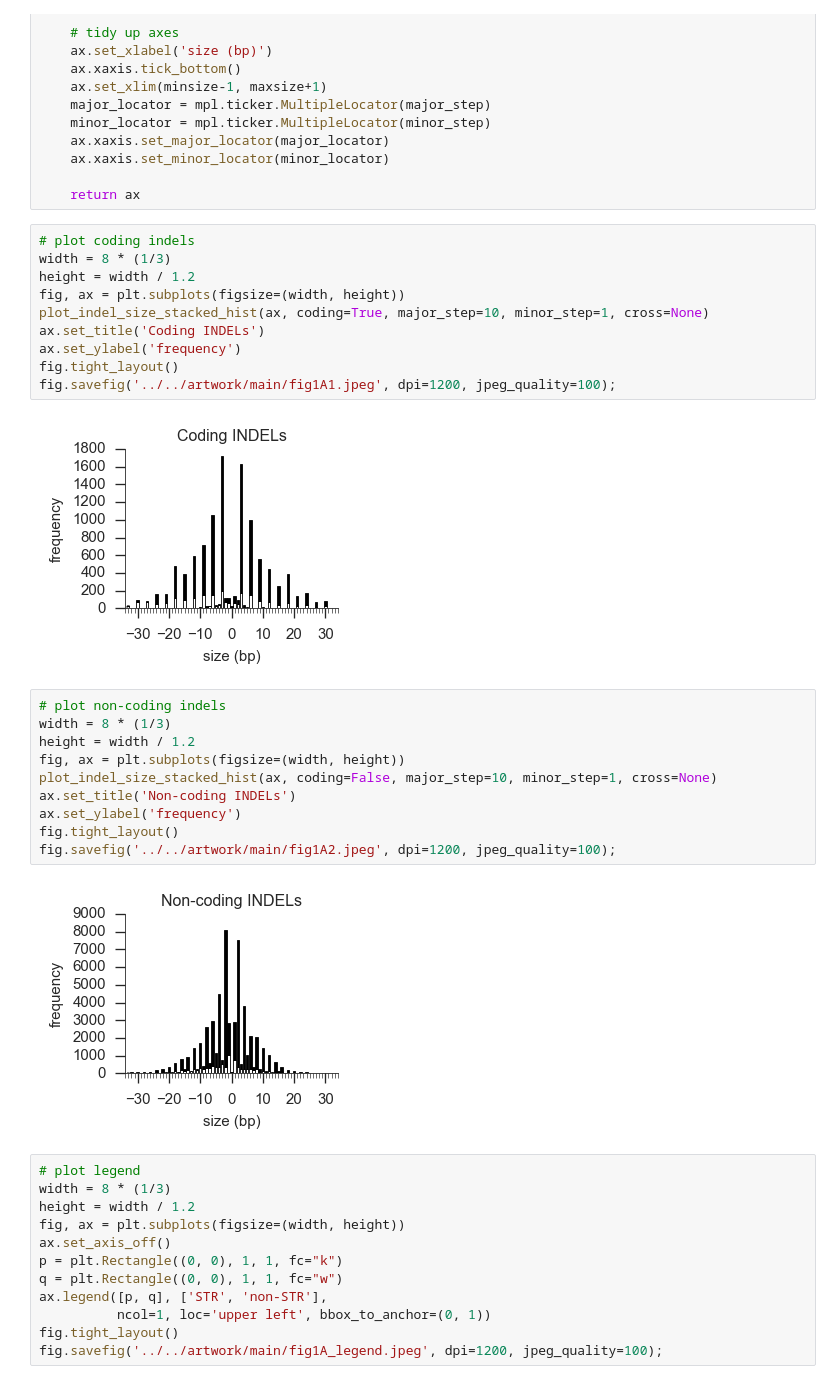
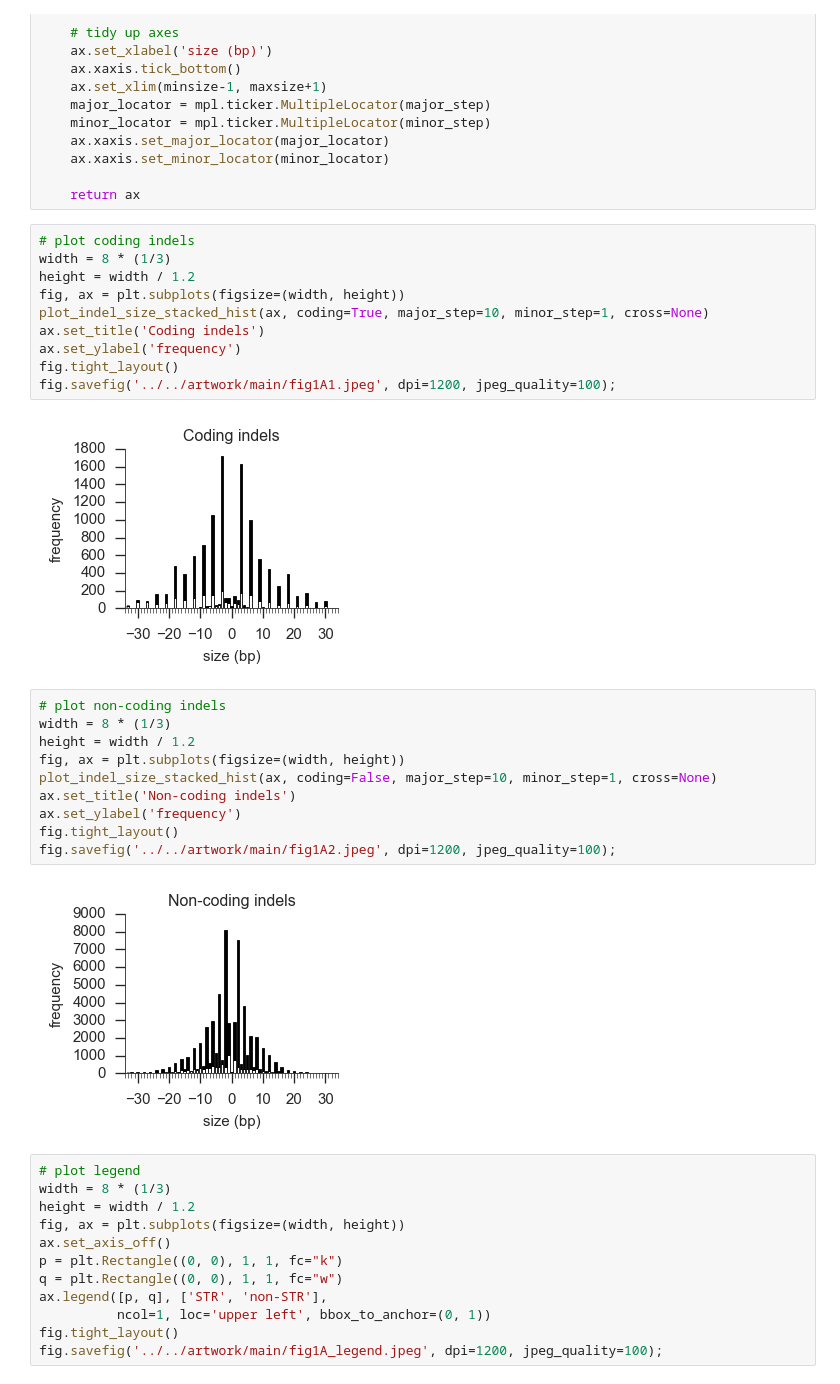
Before and after one commit to wtchg-kwiatkowski/pfx-paper-2015, a Jupyter notebook: main/notebooks/fig_indel_size.ipynb, the cells around one changed output. Cells and saved outputs as stored; diff of their text form.

```diff
--- a/main/notebooks/fig_indel_size.ipynb
+++ b/main/notebooks/fig_indel_size.ipynb
@@ -74,24 +74,24 @@ width = 8 * (1/3)
 height = width / 1.2
 fig, ax = plt.subplots(figsize=(width, height))
 plot_indel_size_stacked_hist(ax, coding=True, major_step=10, minor_step=1, cross=None)
-ax.set_title('Coding INDELs')
+ax.set_title('Coding indels')
 ax.set_ylabel('frequency')
 fig.tight_layout()
 fig.savefig('../../artwork/main/fig1A1.jpeg', dpi=1200, jpeg_quality=100);
 # %% [output]
-[figure, old version]
+[figure, new version]
 # %%
 # plot non-coding indels
 width = 8 * (1/3)
 height = width / 1.2
 fig, ax = plt.subplots(figsize=(width, height))
 plot_indel_size_stacked_hist(ax, coding=False, major_step=10, minor_step=1, cross=None)
-ax.set_title('Non-coding INDELs')
+ax.set_title('Non-coding indels')
 ax.set_ylabel('frequency')
 fig.tight_layout()
 fig.savefig('../../artwork/main/fig1A2.jpeg', dpi=1200, jpeg_quality=100);
 # %% [output]
-[figure, old version]
+[figure, new version]
 # %%
 # plot legend
 width = 8 * (1/3)
```
Also changed, not shown: parts of 1 cell of this notebook, 11 other files.
